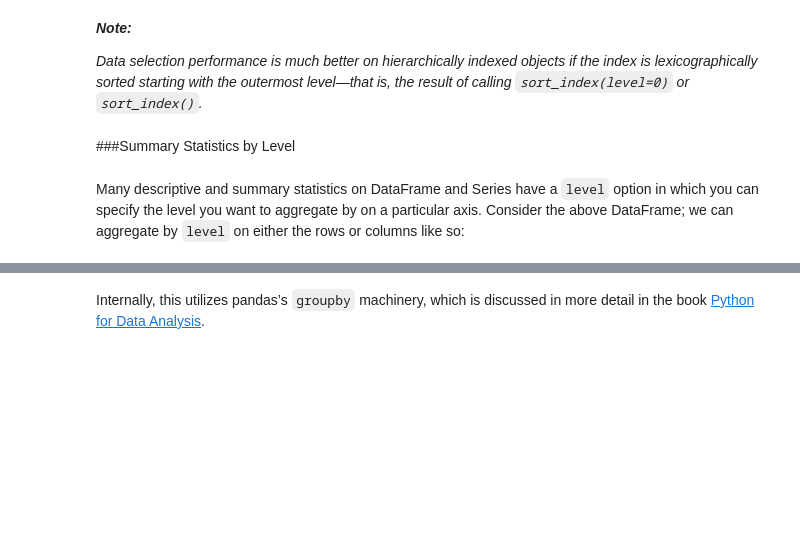
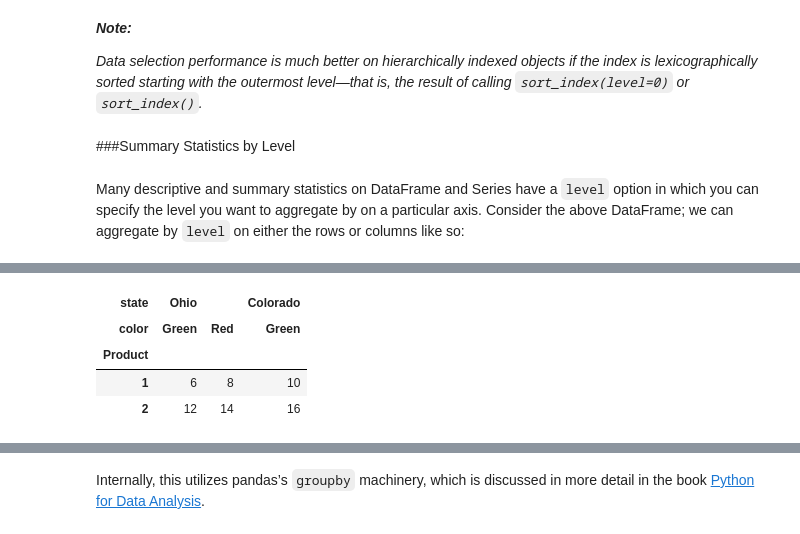
Before and after one commit to ProfessorPatrickSlatraigh/CST3512, a Jupyter notebook: CST3512_Class19_Indexing.ipynb, the cells around one changed output, grey strips where cells are left out. Saved outputs shown, nothing was run; the diff lists cells and outputs as text; code cells hidden in the pictures; blank space fills up the shorter version.

```diff
--- a/CST3512_Class19_Indexing.ipynb
+++ b/CST3512_Class19_Indexing.ipynb
@@ -162,2 +430,11 @@ frame.groupby(level='key2').sum()
+# %%
+# frame.groupby(level='key2').sum()   # not applicable due to `Region` `Product` assignment earlier
+frame.groupby(level='Product').sum()
+# %% [output]
+| state | Ohio |  | Colorado |
+| color | Green | Red | Green |
+| Product |  |  |  |
+| 1 | 6 | 8 | 10 |
+| 2 | 12 | 14 | 16 |
 # %%
 frame.groupby(level='color', axis=1).sum()
```
Also changed, not shown: parts of 53 cells of this notebook.
